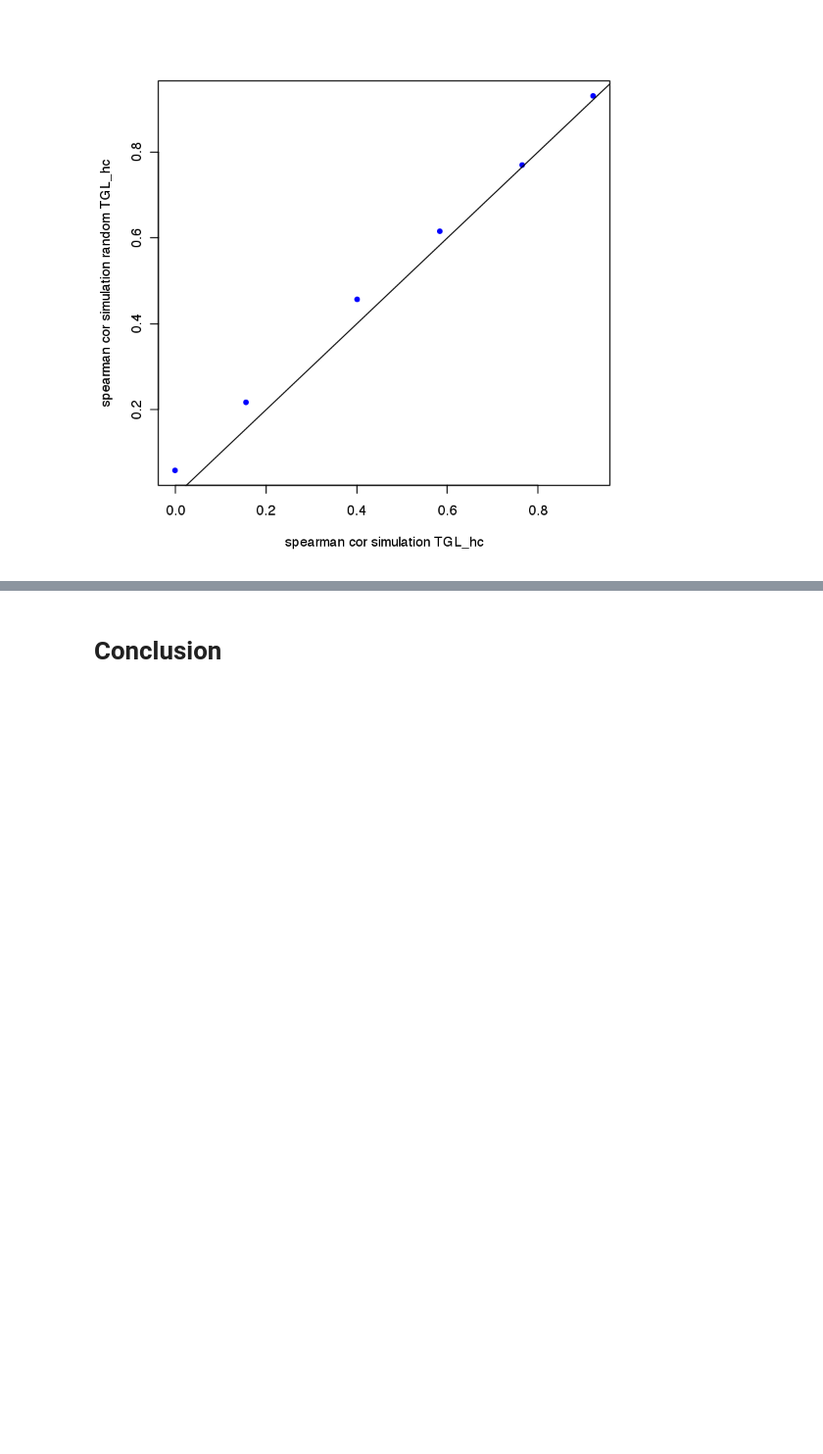
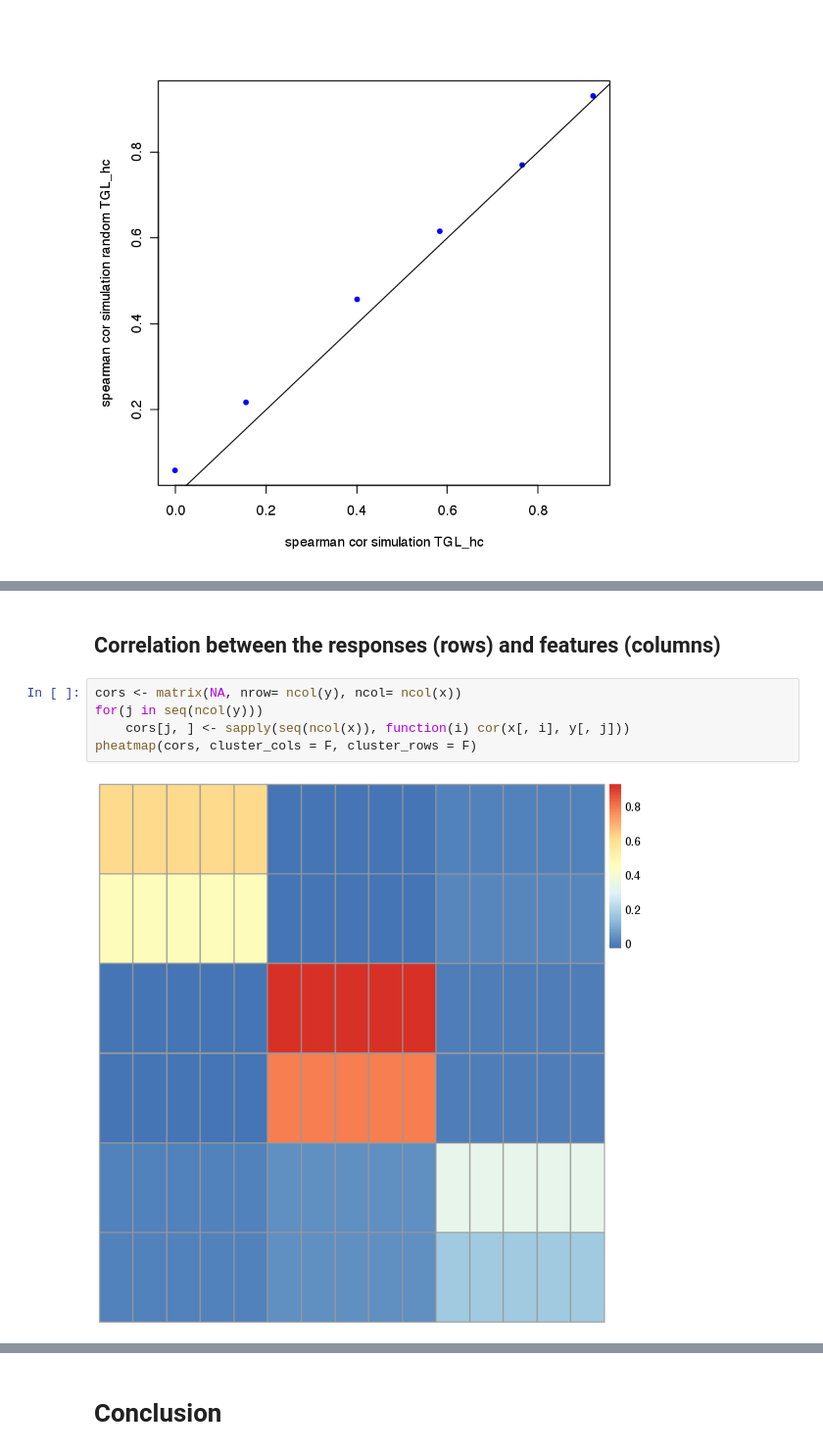
Before and after one commit to fba67/TGMTL, a Jupyter notebook: TGMTL_allSimulations.ipynb, the cells around one changed output, grey strips where cells are left out. Shown at 98% size. Saved outputs shown, nothing was run; the diff lists cells and outputs as text; blank space fills up the shorter version.

```diff
--- a/TGMTL_allSimulations.ipynb
+++ b/TGMTL_allSimulations.ipynb
@@ -240,0 +278,9 @@ abline(a= 0, b= 1)
+# %% [markdown]
+## Correlation between the responses (rows) and features (columns)
+# %%
+cors <- matrix(NA, nrow= ncol(y), ncol= ncol(x))
+for(j in seq(ncol(y)))
+    cors[j, ] <- sapply(seq(ncol(x)), function(i) cor(x[, i], y[, j]))
+pheatmap(cors, cluster_cols = F, cluster_rows = F)
+# %% [output]
+[figure, added]
```
Also changed, not shown: parts of 20 cells of this notebook.
